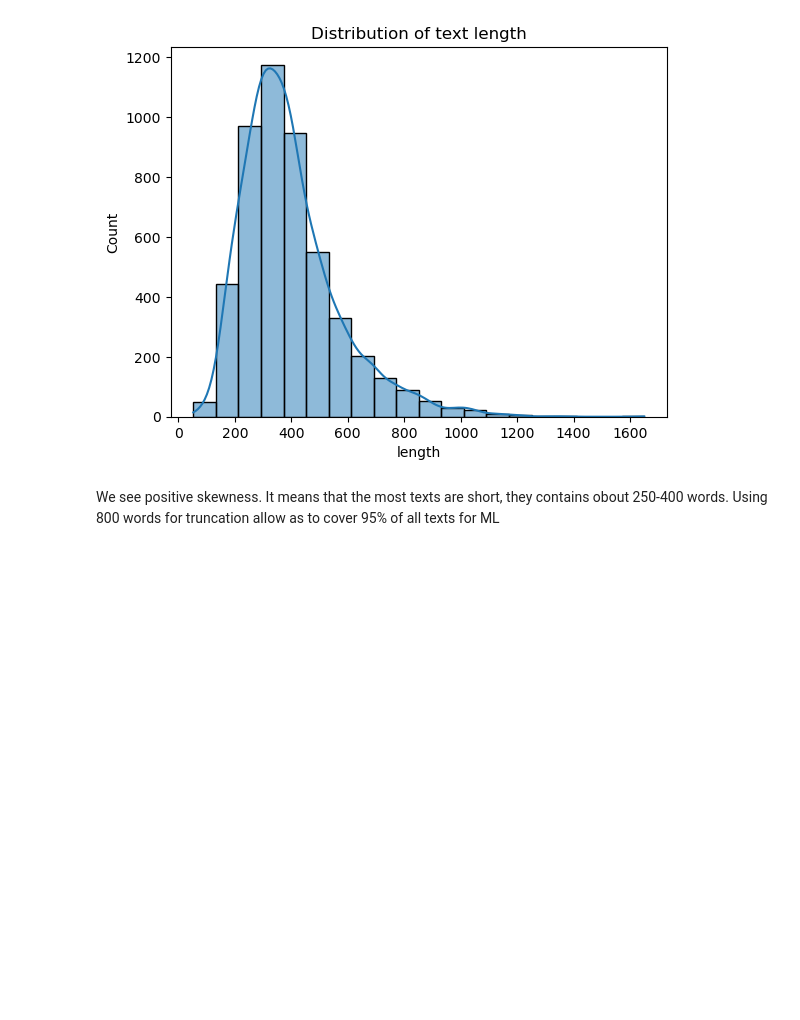
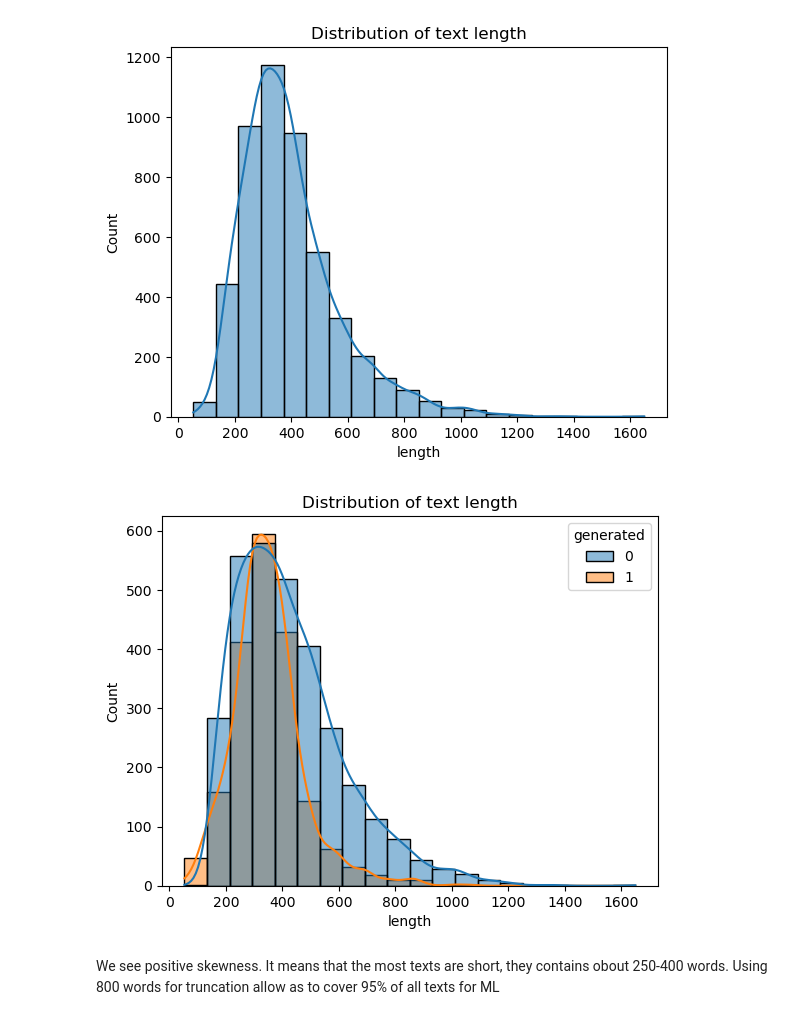
Before and after one commit to ritapiatrouskaya-source/Human-or-AI, a Jupyter notebook: AI_vs_human.ipynb, the cells around one changed output. Cells and saved outputs as stored; diff of their text form; code cells hidden in the pictures; blank space fills up the shorter version.

```diff
--- a/AI_vs_human.ipynb
+++ b/AI_vs_human.ipynb
@@ -243,6 +244,14 @@ plt.title("Distribution of text length")
 plt.show()
 # %% [output]
 [figure]
+# %%
+# distribution of length of words
+sns.histplot(x='length', data=df, kde=True, bins=20, hue='generated')
+plt.title("Distribution of text length")
+
+plt.show()
+# %% [output]
+[figure, added]
 # %% [markdown]
 We see positive skewness. It means that the most texts are short, they contains obout 250-400 words.
 Using 800 words for truncation allow as to cover 95% of all texts for ML
```
Also changed, not shown: parts of 21 cells of this notebook, 2 other files.
